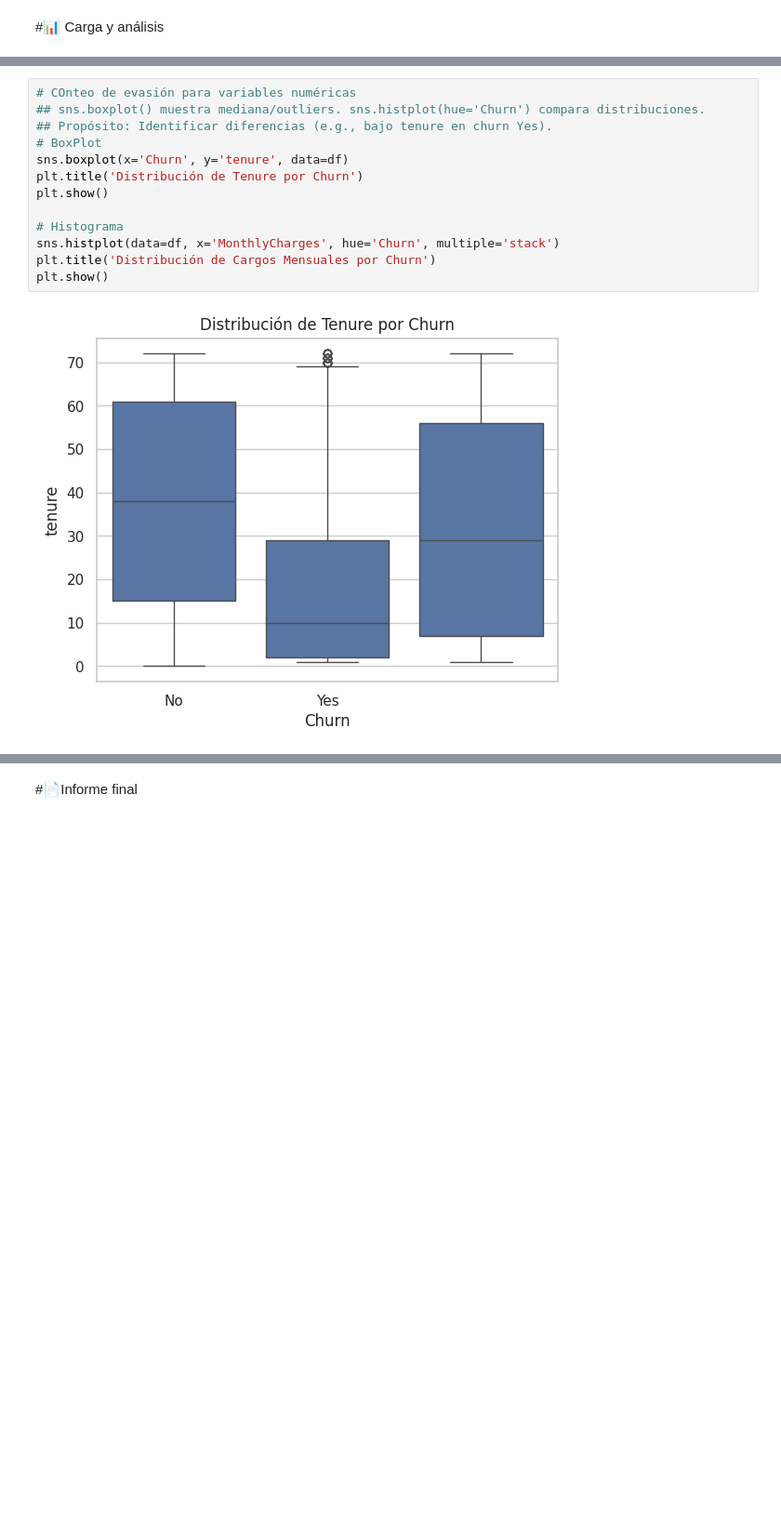
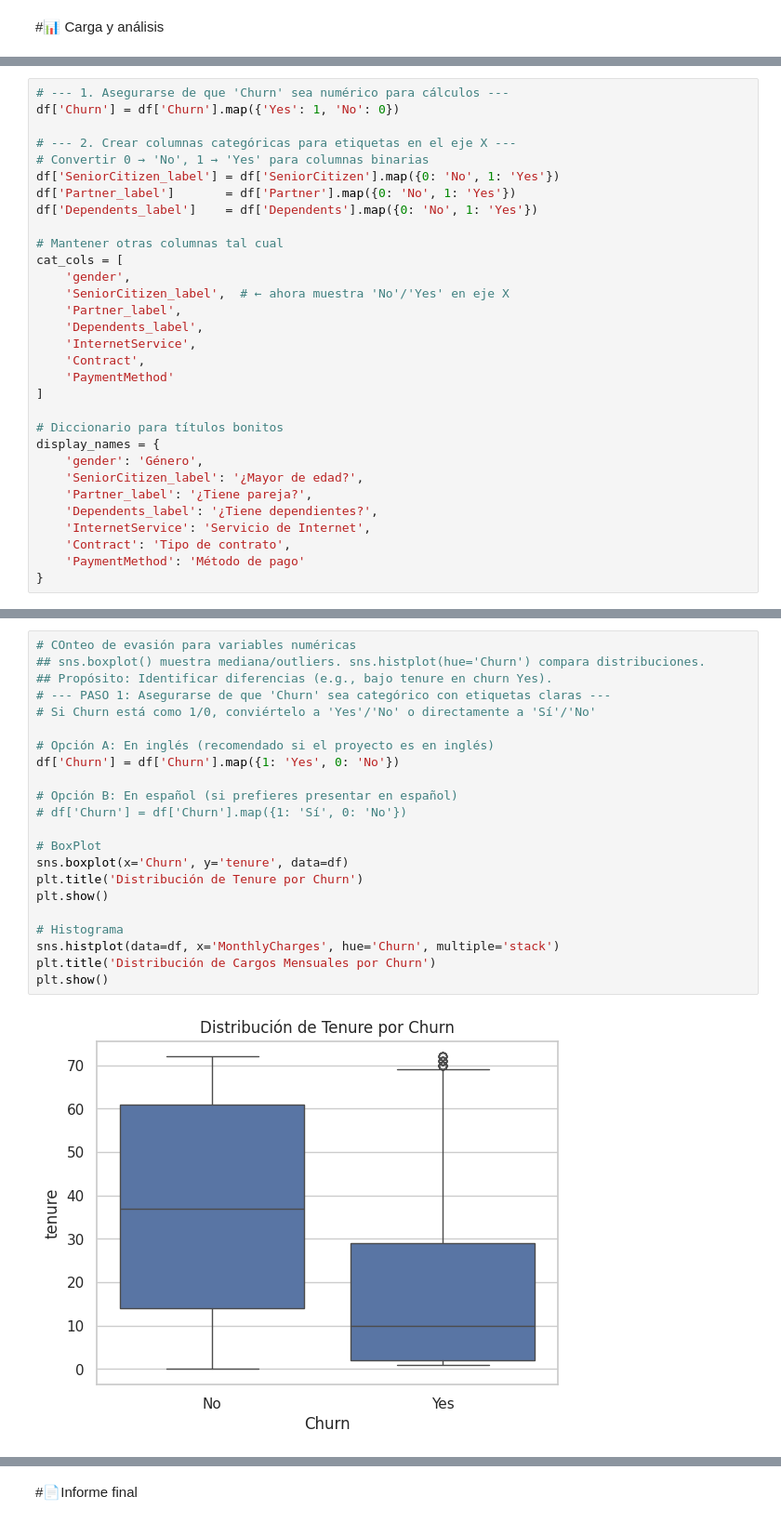
Before and after one commit to Marglodis/challenge2-data-science-LATAM, a Jupyter notebook: TelecomX_LATAM.ipynb, the cells around one changed output, grey strips where cells are left out. Shown at 93% size. Saved outputs shown, nothing was run; the diff lists cells and outputs as text; blank space fills up the shorter version.

```diff
--- a/TelecomX_LATAM.ipynb
+++ b/TelecomX_LATAM.ipynb
@@ -308,0 +272,31 @@ Name: Yes, dtype: float64
+# %%
+# --- 1. Asegurarse de que 'Churn' sea numérico para cálculos ---
+df['Churn'] = df['Churn'].map({'Yes': 1, 'No': 0})
+
+# --- 2. Crear columnas categóricas para etiquetas en el eje X ---
+# Convertir 0 → 'No', 1 → 'Yes' para columnas binarias
+df['SeniorCitizen_label'] = df['SeniorCitizen'].map({0: 'No', 1: 'Yes'})
+df['Partner_label']       = df['Partner'].map({0: 'No', 1: 'Yes'})
+df['Dependents_label']    = df['Dependents'].map({0: 'No', 1: 'Yes'})
+
+# Mantener otras columnas tal cual
+cat_cols = [
+    'gender',
+    'SeniorCitizen_label',  # ← ahora muestra 'No'/'Yes' en eje X
+    'Partner_label',
+    'Dependents_label',
+    'InternetService',
+    'Contract',
+    'PaymentMethod'
+]
+
+# Diccionario para títulos bonitos
+display_names = {
+    'gender': 'Género',
+    'SeniorCitizen_label': '¿Mayor de edad?',
+    'Partner_label': '¿Tiene pareja?',
+    'Dependents_label': '¿Tiene dependientes?',
+    'InternetService': 'Servicio de Internet',
+    'Contract': 'Tipo de contrato',
+    'PaymentMethod': 'Método de pago'
+}
@@ -309,15 +337,24 @@ Name: Yes, dtype: float64
 # %%
 # COnteo de evasión para variables numéricas
 ## sns.boxplot() muestra mediana/outliers. sns.histplot(hue='Churn') compara distribuciones.
 ## Propósito: Identificar diferencias (e.g., bajo tenure en churn Yes).
+# --- PASO 1: Asegurarse de que 'Churn' sea categórico con etiquetas claras ---
+# Si Churn está como 1/0, conviértelo a 'Yes'/'No' o directamente a 'Sí'/'No'
+
+# Opción A: En inglés (recomendado si el proyecto es en inglés)
+df['Churn'] = df['Churn'].map({1: 'Yes', 0: 'No'})
+
+# Opción B: En español (si prefieres presentar en español)
+# df['Churn'] = df['Churn'].map({1: 'Sí', 0: 'No'})
+
 # BoxPlot
 sns.boxplot(x='Churn', y='tenure', data=df)
 plt.title('Distribución de Tenure por Churn')
 plt.show()
 
 # Histograma
 sns.histplot(data=df, x='MonthlyCharges', hue='Churn', multiple='stack')
 plt.title('Distribución de Cargos Mensuales por Churn')
 plt.show()
 # %% [output]
-[figure, old version]
+[figure, new version]
```
Also changed, not shown: parts of 8 cells of this notebook.
